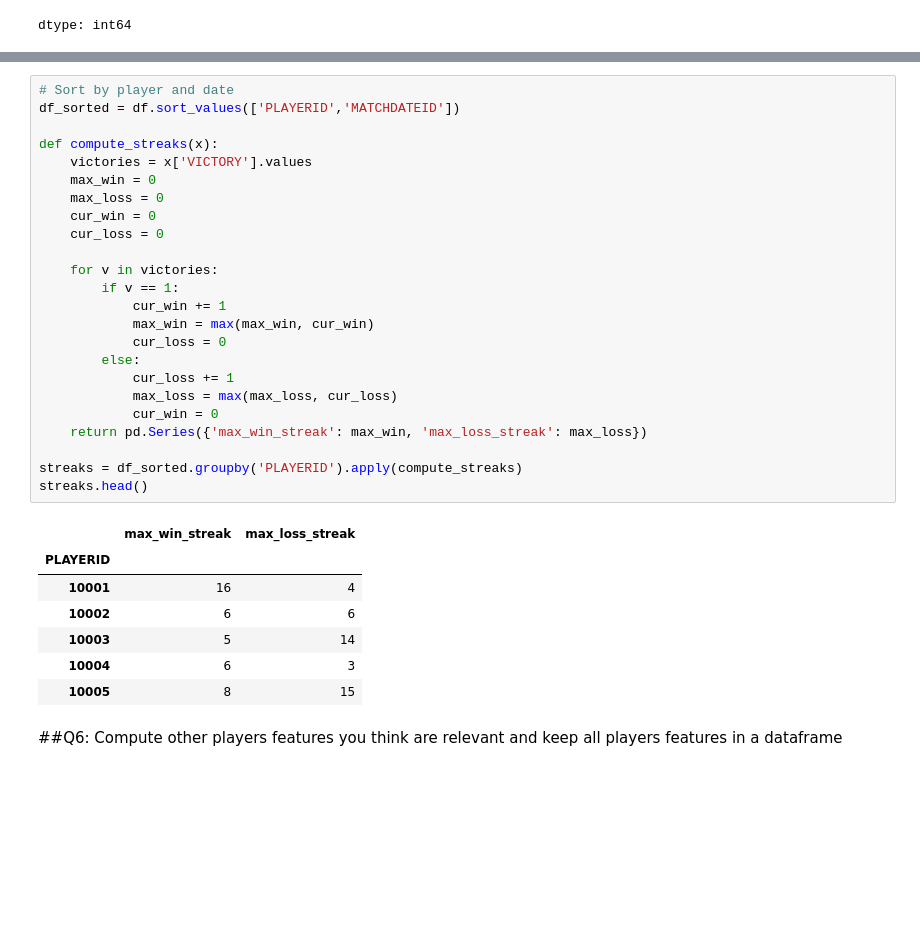
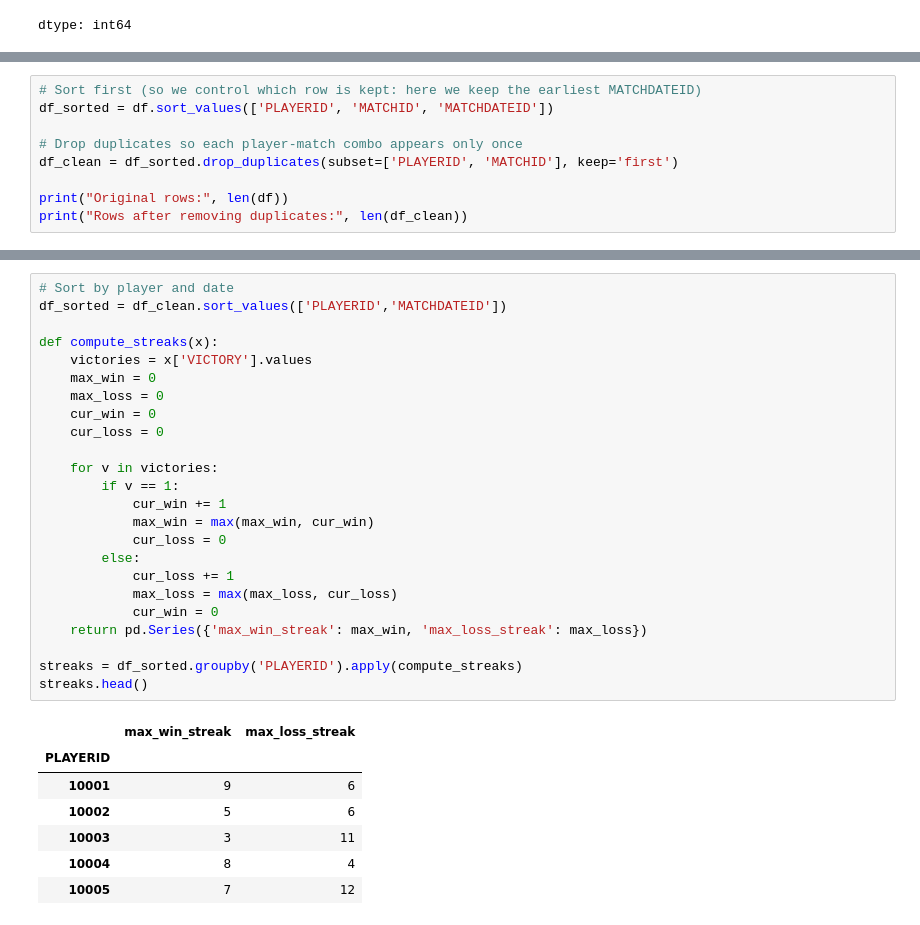
Before and after one commit to FatimaezzahraaBouzite/ubisoft-analysis, a Jupyter notebook: ubisoft_analysis.ipynb, the cells around one changed output, grey strips where cells are left out. Cells and saved outputs as stored; diff of their text form; blank space fills up the shorter version.

```diff
--- a/ubisoft_analysis.ipynb
+++ b/ubisoft_analysis.ipynb
@@ -175,0 +341,9 @@ len(df1)
+# %%
+# Sort first (so we control which row is kept: here we keep the earliest MATCHDATEID)
+df_sorted = df.sort_values(['PLAYERID', 'MATCHID', 'MATCHDATEID'])
+
+# Drop duplicates so each player-match combo appears only once
+df_clean = df_sorted.drop_duplicates(subset=['PLAYERID', 'MATCHID'], keep='first')
+
+print("Original rows:", len(df))
+print("Rows after removing duplicates:", len(df_clean))
@@ -210,34 +420,32 @@ plt.show()
 # %%
 # Sort by player and date
-df_sorted = df.sort_values(['PLAYERID','MATCHDATEID'])
+df_sorted = df_clean.sort_values(['PLAYERID','MATCHDATEID'])
 
 def compute_streaks(x):
     victories = x['VICTORY'].values
     max_win = 0
     max_loss = 0
     cur_win = 0
     cur_loss = 0
 
     for v in victories:
         if v == 1:
             cur_win += 1
             max_win = max(max_win, cur_win)
             cur_loss = 0
         else:
             cur_loss += 1
             max_loss = max(max_loss, cur_loss)
             cur_win = 0
     return pd.Series({'max_win_streak': max_win, 'max_loss_streak': max_loss})
 
 streaks = df_sorted.groupby('PLAYERID').apply(compute_streaks)
 streaks.head()
 # %% [output]
 |  | max_win_streak | max_loss_streak |
 | PLAYERID |  |  |
-| 10001 | 16 | 4 |
-| 10002 | 6 | 6 |
-| 10003 | 5 | 14 |
-| 10004 | 6 | 3 |
-| 10005 | 8 | 15 |
+| 10001 | 9 | 6 |
+| 10002 | 5 | 6 |
+| 10003 | 3 | 11 |
+| 10004 | 8 | 4 |
+| 10005 | 7 | 12 |
-# %% [markdown]
-##Q6: Compute other players features you think are relevant and keep all players features in a dataframe
```
Also changed, not shown: parts of 34 cells of this notebook.
